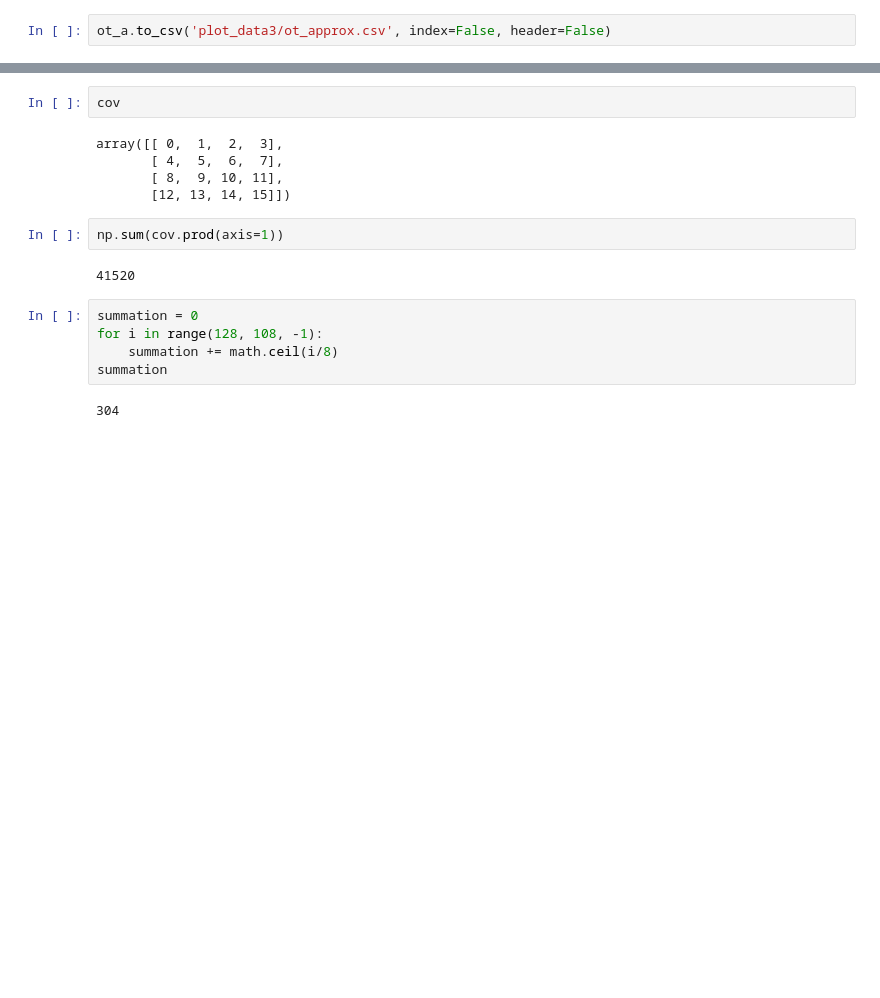
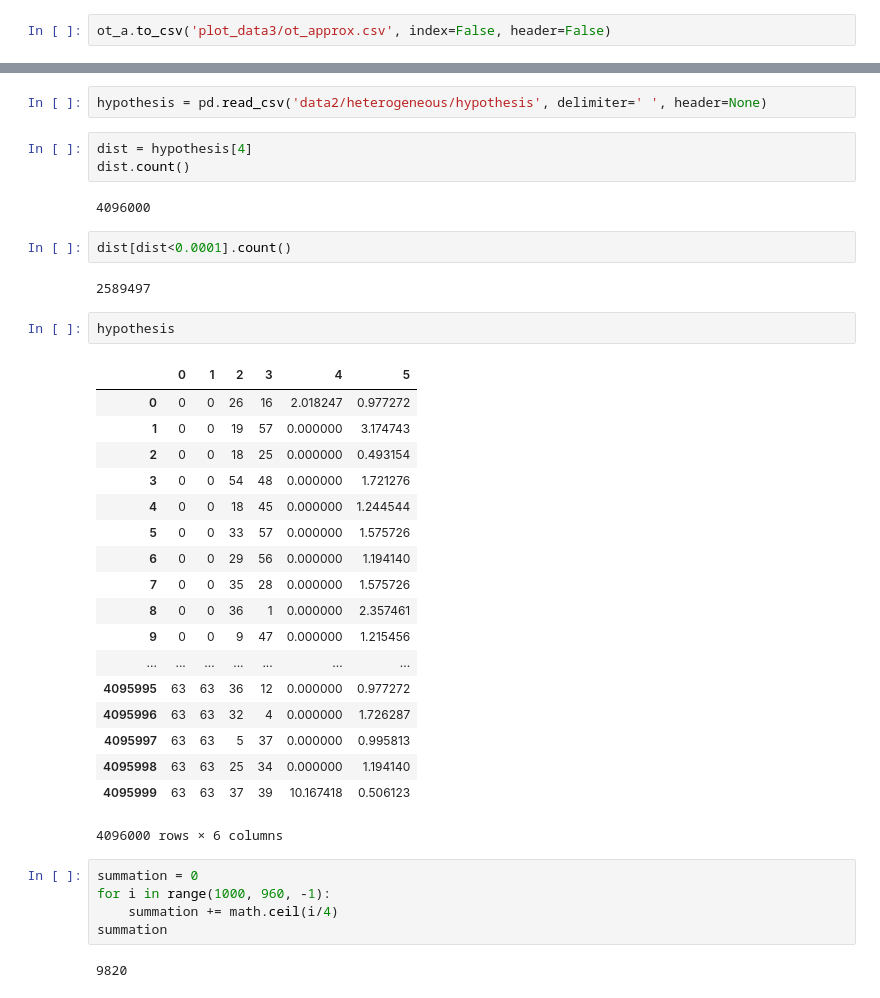
Before and after one commit to Wings-Lab/SelectSensor, a Jupyter notebook: testing.ipynb, the cells around one changed output, grey strips where cells are left out. Saved outputs shown, nothing was run; the diff lists cells and outputs as text; blank space fills up the shorter version.

Commit message:
offline heterogeneous

```diff
--- a/testing.ipynb
+++ b/testing.ipynb
@@ -260,18 +199,39 @@ cov = np.arange(16).reshape(4, 4)
-# %%
-cov
-# %% [output]
-array([[ 0,  1,  2,  3],
-       [ 4,  5,  6,  7],
-       [ 8,  9, 10, 11],
-       [12, 13, 14, 15]])
-# %%
-np.sum(cov.prod(axis=1))
-# %% [output]
-41520
+# %%
+hypothesis = pd.read_csv('data2/heterogeneous/hypothesis', delimiter=' ', header=None)
+# %%
+dist = hypothesis[4]
+dist.count()
+# %% [output]
+4096000
+# %%
+dist[dist<0.0001].count()
+# %% [output]
+2589497
+# %%
+hypothesis
+# %% [output]
+|  | 0 | 1 | 2 | 3 | 4 | 5 |
+| 0 | 0 | 0 | 26 | 16 | 2.018247 | 0.977272 |
+| 1 | 0 | 0 | 19 | 57 | 0.000000 | 3.174743 |
+| 2 | 0 | 0 | 18 | 25 | 0.000000 | 0.493154 |
+| 3 | 0 | 0 | 54 | 48 | 0.000000 | 1.721276 |
+| 4 | 0 | 0 | 18 | 45 | 0.000000 | 1.244544 |
+| 5 | 0 | 0 | 33 | 57 | 0.000000 | 1.575726 |
+| 6 | 0 | 0 | 29 | 56 | 0.000000 | 1.194140 |
+| 7 | 0 | 0 | 35 | 28 | 0.000000 | 1.575726 |
+| 8 | 0 | 0 | 36 | 1 | 0.000000 | 2.357461 |
+| 9 | 0 | 0 | 9 | 47 | 0.000000 | 1.215456 |
+| ... | ... | ... | ... | ... | ... | ... |
+| 4095995 | 63 | 63 | 36 | 12 | 0.000000 | 0.977272 |
+| 4095996 | 63 | 63 | 32 | 4 | 0.000000 | 1.726287 |
+| 4095997 | 63 | 63 | 5 | 37 | 0.000000 | 0.995813 |
+| 4095998 | 63 | 63 | 25 | 34 | 0.000000 | 1.194140 |
+| 4095999 | 63 | 63 | 37 | 39 | 10.167418 | 0.506123 |
+4096000 rows × 6 columns
 # %%
 summation = 0
-for i in range(128, 108, -1):
-    summation += math.ceil(i/8)
+for i in range(1000, 960, -1):
+    summation += math.ceil(i/4)
 summation
 # %% [output]
-304
+9820
```
Also changed, not shown: parts of 9 cells of this notebook, 3 other files.
